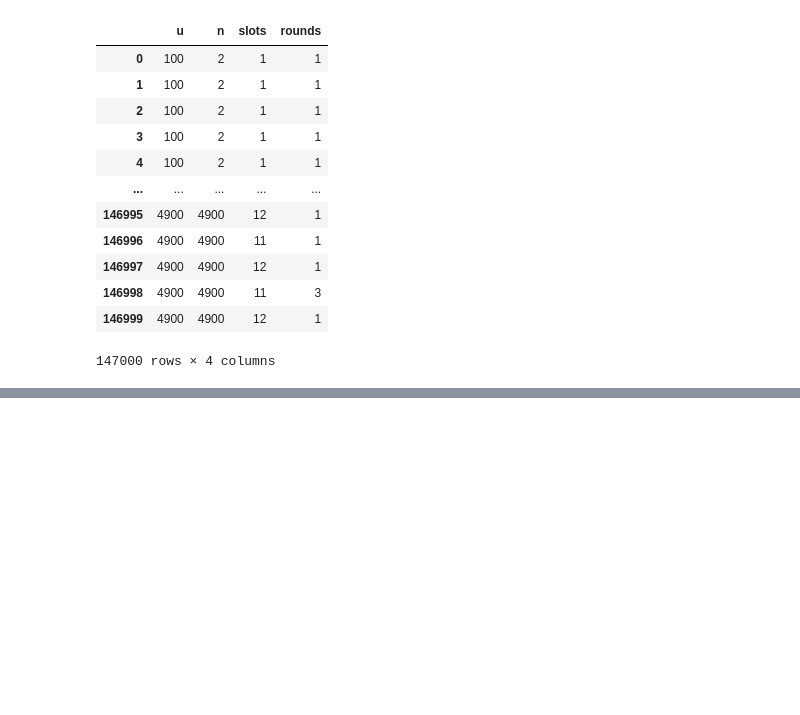
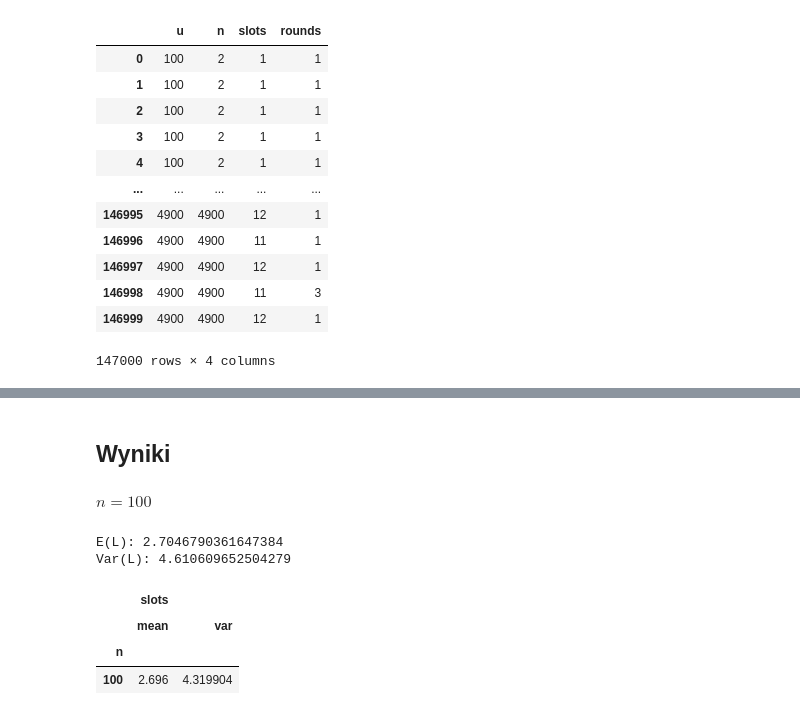
Before and after one commit to JakubGogola-IDENTT/analysis_of_algorithms, a Jupyter notebook: lab1/lab1.ipynb, the cells around one changed output, grey strips where cells are left out. Cells and saved outputs as stored; diff of their text form; code cells hidden in the pictures; blank space fills up the shorter version.

```diff
--- a/lab1/lab1.ipynb
+++ b/lab1/lab1.ipynb
@@ -63,0 +109,7 @@ Name: slots, dtype: object
+# %%
+def compute_ex_var(data):
+    return data.groupby('n').agg([np.mean, np.var])
+# %%
+n_100 = compute_ex_var(s2_data[0:1000])
+n_500 = compute_ex_var(s2_data[4000:5000])
+n_1000 = compute_ex_var(s2_data[9000:10000])
@@ -63,0 +126,23 @@ Name: slots, dtype: object
+# %%
+def th_ex_var(n):
+    q = (1 - (1/n))**(n-1)
+    ex = 1/q
+    var = (1-q)/(q**2)
+    return ex, var
+# %% [markdown]
+## Wyniki
+# %% [markdown]
+$n = 100$
+# %%
+ex_100, var_100 = th_ex_var(100)
+print("E(L):", ex_100)
+print("Var(L):", var_100)
+
+n_100
+# %% [output]
+E(L): 2.7046790361647384
+Var(L): 4.610609652504279
+|  | slots |  |
+|  | mean | var |
+| n |  |  |
+| 100 | 2.696 | 4.319904 |
```
Also changed, not shown: parts of 19 cells of this notebook, 1 other file.
